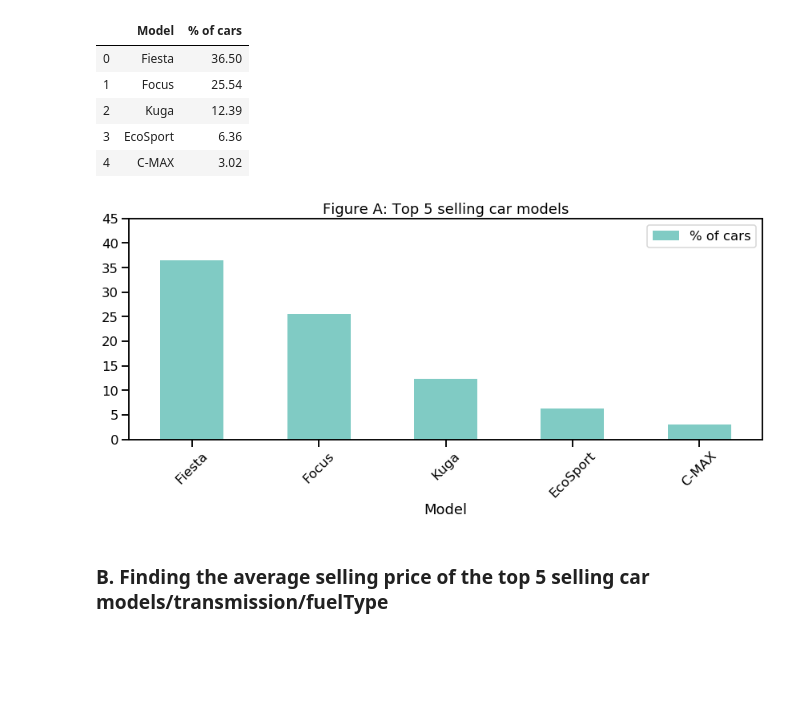
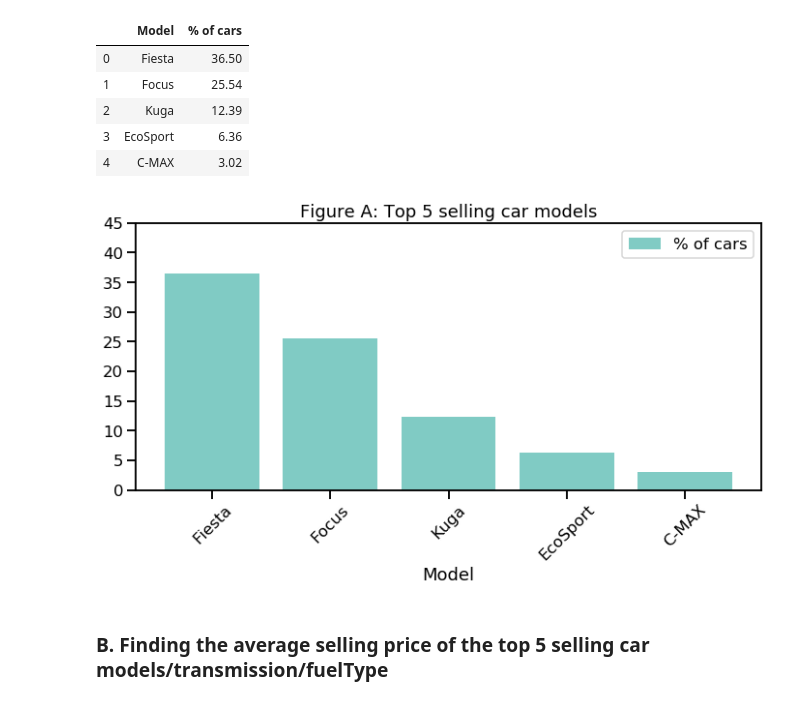
Before and after one commit to nabilatajrin/bmw-used-car-analysis, a Jupyter notebook: ford_used_car_EDA.ipynb, the cells around one changed output. Saved outputs shown, nothing was run; the diff lists cells and outputs as text; code cells hidden in the pictures; blank space fills up the shorter version.

```diff
--- a/ford_used_car_EDA.ipynb
+++ b/ford_used_car_EDA.ipynb
@@ -471,12 +471,13 @@ display(df_A)
 | 4 | C-MAX | 3.02 |
 # %%
 df_A.plot(kind='bar', x='Model', title='Figure A: Top 5 selling car models',
-          color = '#80CBC4', rot = 45, figsize= (12,6), yticks = np.arange(0,50,5))
+          color = '#80CBC4', rot = 45, figsize= (10,6), yticks = np.arange(0,50,5),
+         align='center', width= 0.8)
 
 plt.tight_layout()
 plt.show()
 # %% [output]
-[figure, old version]
+[figure, new version]
 # %% [markdown]
 ### B. Finding the average selling price of the top 5 selling car models/transmission/fuelType
 # %%
```
Also changed, not shown: parts of 4 cells of this notebook.
